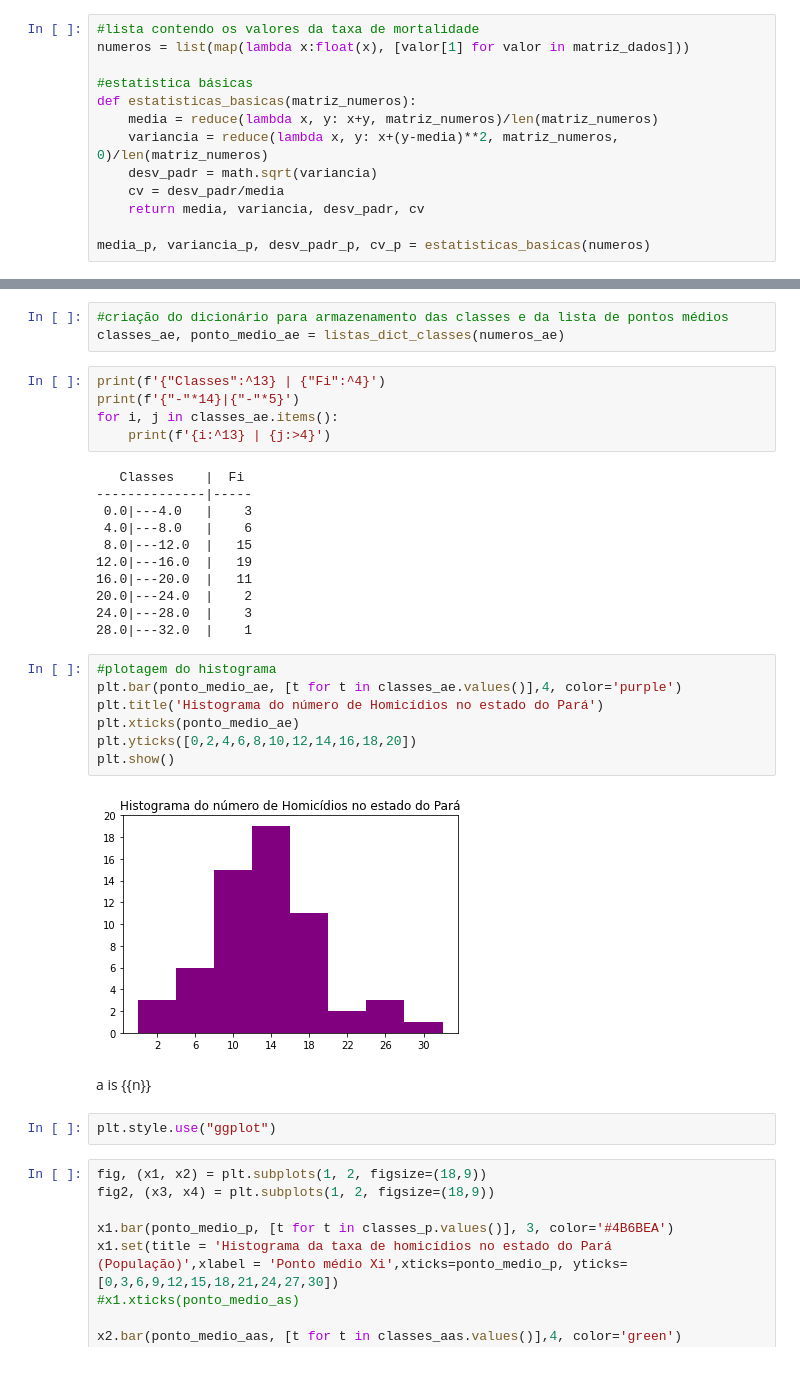
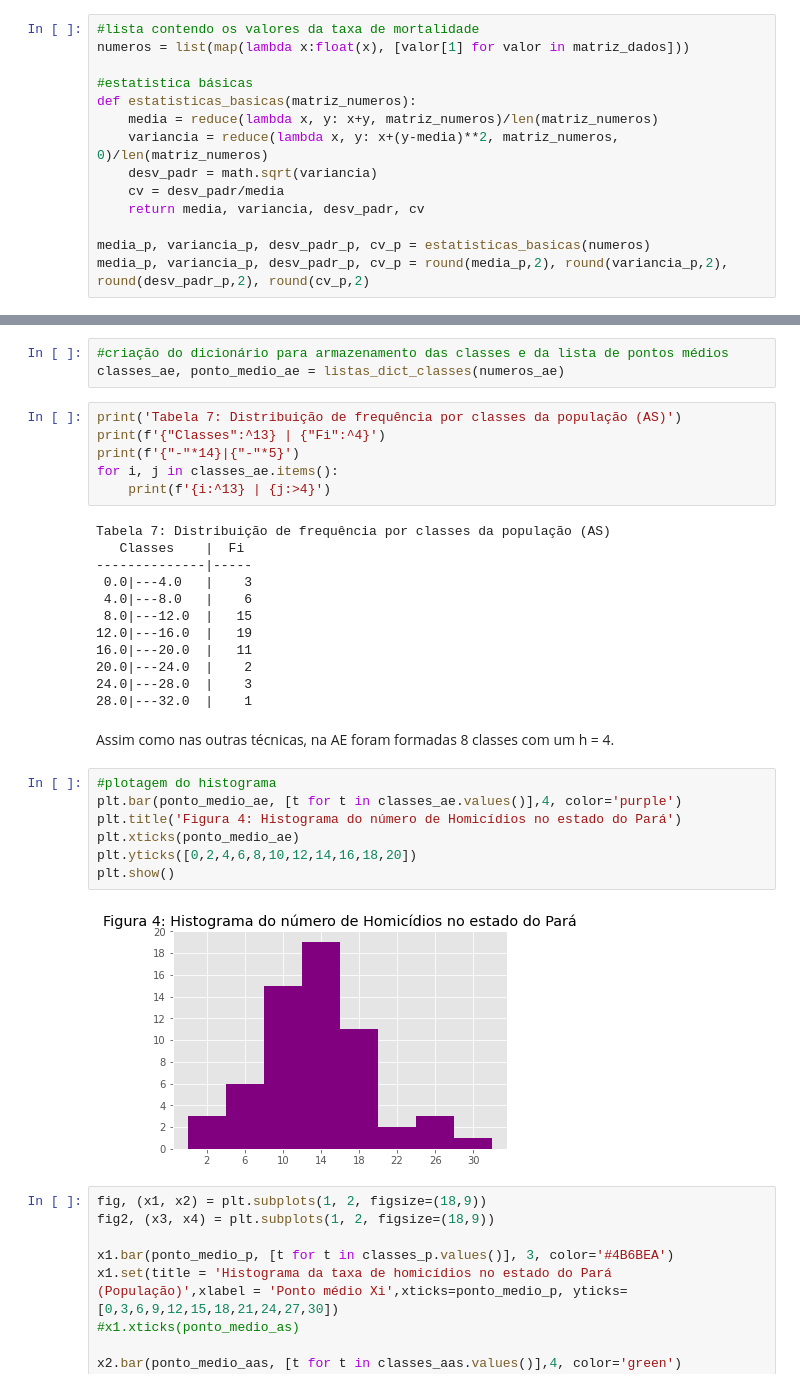
Before and after one commit to rodrigo-sr/amostragem, a Jupyter notebook: amostragem.ipynb, the cells around one changed output, grey strips where cells are left out. Drawn from its saved outputs; the diff is of its cells as text.

```diff
--- a/amostragem.ipynb
+++ b/amostragem.ipynb
@@ -57,4 +57,5 @@ def estatisticas_basicas(matriz_numeros):
     return media, variancia, desv_padr, cv
 
 media_p, variancia_p, desv_padr_p, cv_p = estatisticas_basicas(numeros)
+media_p, variancia_p, desv_padr_p, cv_p = round(media_p,2), round(variancia_p,2), round(desv_padr_p,2), round(cv_p,2)
 # %% [markdown]
@@ -289,11 +433,13 @@ media_ae, variancia_ae, desv_padr_ae, cv_ae = estatisticas_basicas(numeros_ae)
 #criação do dicionário para armazenamento das classes e da lista de pontos médios
 classes_ae, ponto_medio_ae = listas_dict_classes(numeros_ae)
 # %%
+print('Tabela 7: Distribuição de frequência por classes da população (AS)')
 print(f'{"Classes":^13} | {"Fi":^4}')
 print(f'{"-"*14}|{"-"*5}')
 for i, j in classes_ae.items():
     print(f'{i:^13} | {j:>4}')
 # %% [output]
+Tabela 7: Distribuição de frequência por classes da população (AS)
    Classes    |  Fi
 --------------|-----
  0.0|---4.0   |    3
@@ -304,19 +450,17 @@ for i, j in classes_ae.items():
 20.0|---24.0  |    2
 24.0|---28.0  |    3
 28.0|---32.0  |    1
+# %% [markdown]
+Assim como nas outras técnicas, na AE foram formadas 8 classes com um h = 4.
 # %%
 #plotagem do histograma
 plt.bar(ponto_medio_ae, [t for t in classes_ae.values()],4, color='purple')
-plt.title('Histograma do número de Homicídios no estado do Pará')
+plt.title('Figura 4: Histograma do número de Homicídios no estado do Pará')
 plt.xticks(ponto_medio_ae)
 plt.yticks([0,2,4,6,8,10,12,14,16,18,20])
 plt.show()
 # %% [output]
-[figure, old version]
+[figure, new version]
-# %% [markdown]
-a is {{n}}
-# %%
-plt.style.use("ggplot")
 # %%
 fig, (x1, x2) = plt.subplots(1, 2, figsize=(18,9))
 fig2, (x3, x4) = plt.subplots(1, 2, figsize=(18,9))
```
Also changed, not shown: parts of 33 cells of this notebook, 1 other file.
